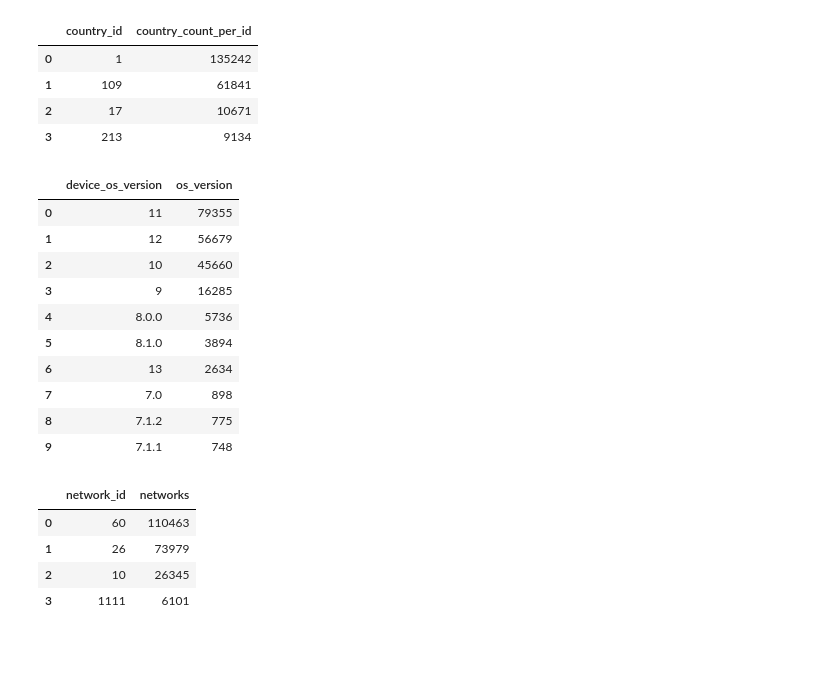
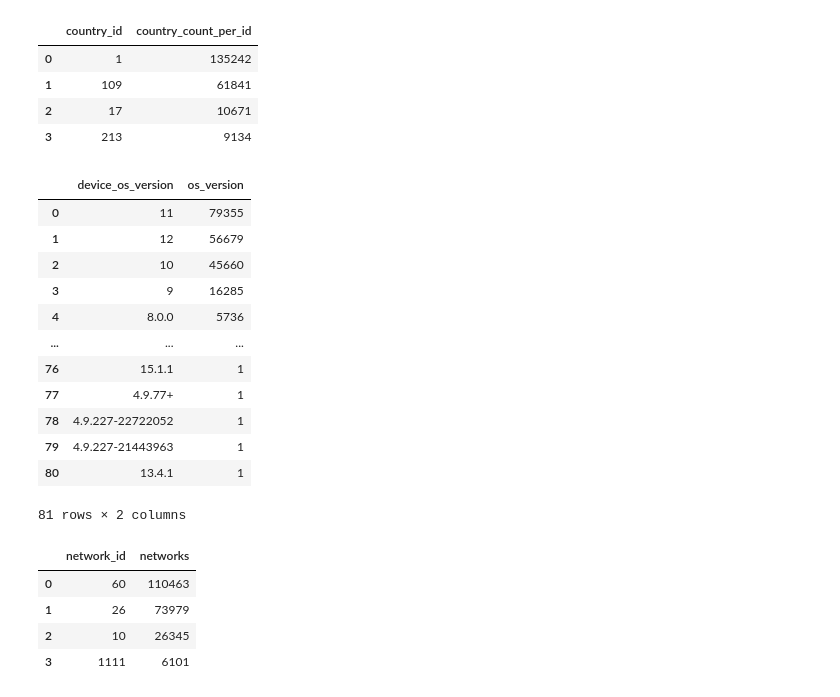
Before and after one commit to roshaan7zafar/JustDice, a Jupyter notebook: main.ipynb, the cells around one changed output. Cells and saved outputs as stored; diff of their text form; code cells hidden in the pictures; blank space fills up the shorter version.

Commit message:
rearranging section wise each dataframe

```diff
--- a/main.ipynb
+++ b/main.ipynb
@@ -46,19 +46,21 @@ country_count = installs_df.groupby(['country_id']).size().sort_values(ascending
 # %%
 install_per_country= installs_df.groupby(['country_id'])['install_id'].size().sort_values(ascending=False).reset_index(name='installs_per_country')
 # %%
-device_os = installs_df.groupby(['device_os_version']).size().sort_values(ascending=False).reset_index(name='os_version').head(10)
+device_os = installs_df.groupby(['device_os_version']).size().sort_values(ascending=False).reset_index(name='os_version')
 device_os
 # %% [output]
 |  | device_os_version | os_version |
 | 0 | 11 | 79355 |
 | 1 | 12 | 56679 |
 | 2 | 10 | 45660 |
 | 3 | 9 | 16285 |
 | 4 | 8.0.0 | 5736 |
-| 5 | 8.1.0 | 3894 |
-| 6 | 13 | 2634 |
-| 7 | 7.0 | 898 |
-| 8 | 7.1.2 | 775 |
-| 9 | 7.1.1 | 748 |
+| ... | ... | ... |
+| 76 | 15.1.1 | 1 |
+| 77 | 4.9.77+ | 1 |
+| 78 | 4.9.227-22722052 | 1 |
+| 79 | 4.9.227-21443963 | 1 |
+| 80 | 13.4.1 | 1 |
+81 rows × 2 columns
 # %%
 
```
Also changed, not shown: parts of 12 cells of this notebook.
